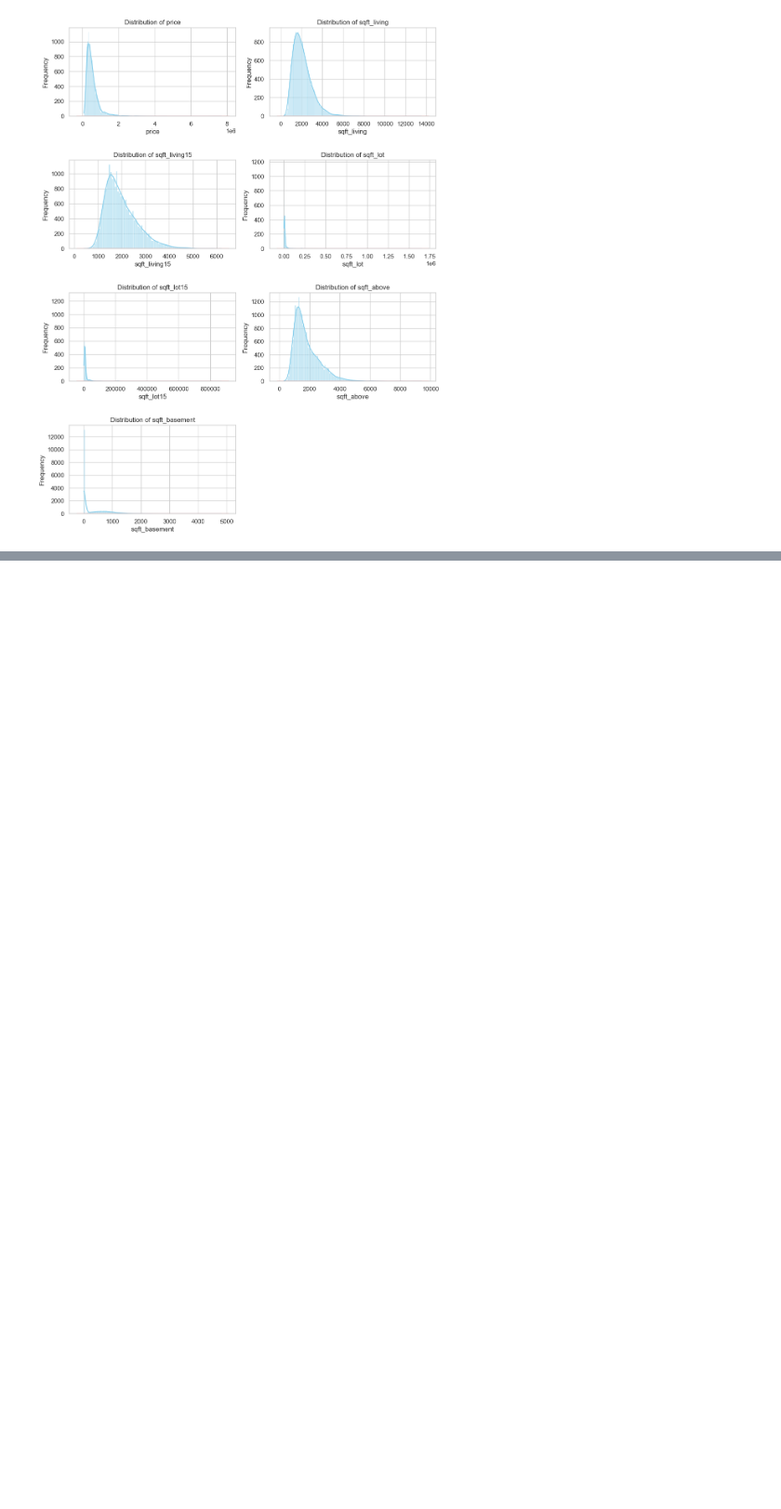
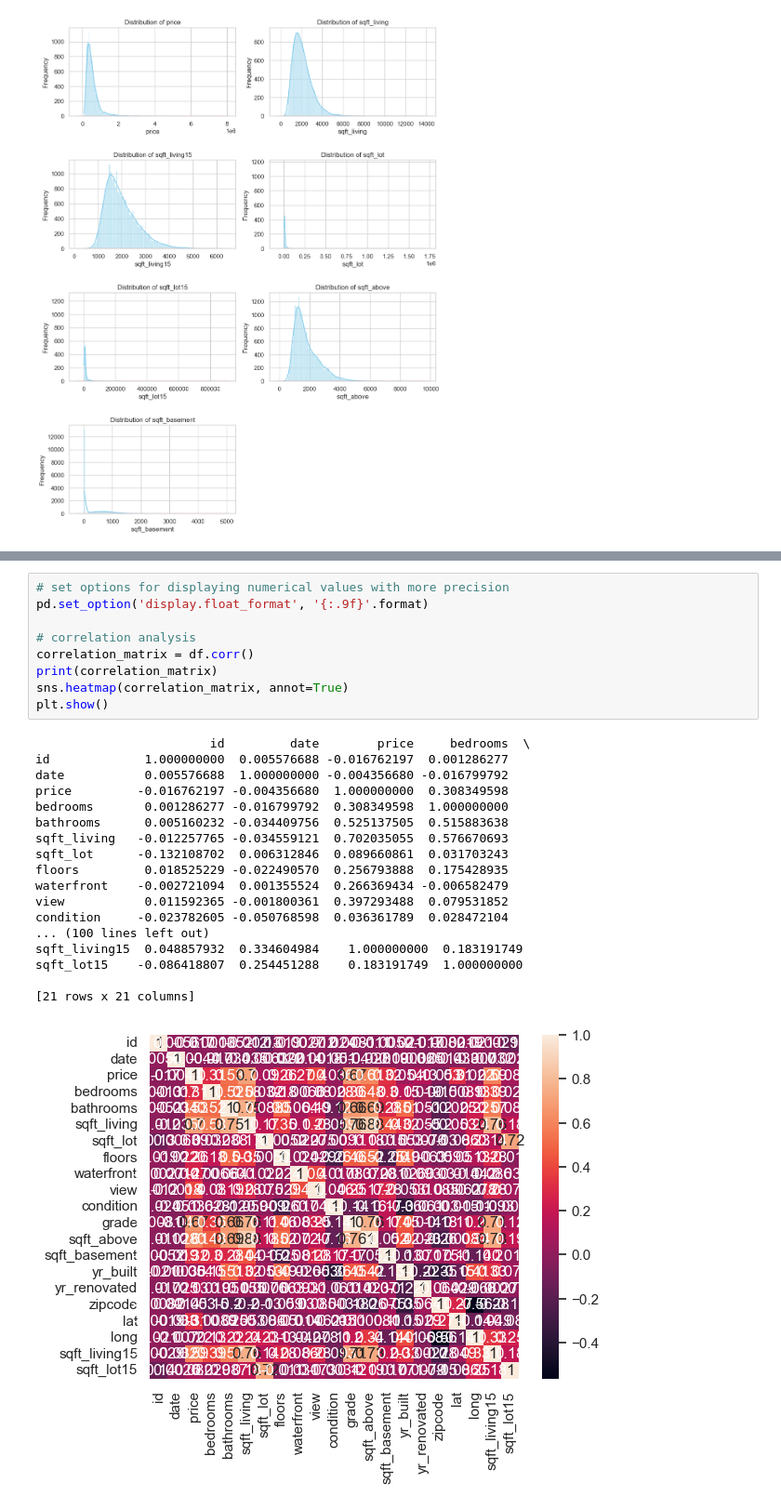
Before and after one commit to gizemguleli/RR_Project-Housing-Price-Dynamics-in-King-Cunty-WA, a Jupyter notebook: V1.ipynb, the cells around one changed output, grey strips where cells are left out. Shown at 93% size. Saved outputs shown, nothing was run; the diff lists cells and outputs as text; blank space fills up the shorter version.

Commit message:
feat: Implemented new functions and variables
Distribution of Categorical  Variables, Distribution of Discrete Numeric Variables, Exploratory Data Analysis (EDA)

```diff
--- a/V1.ipynb
+++ b/V1.ipynb
@@ -197,0 +206,28 @@ plt.show()
+# %%
+# set options for displaying numerical values with more precision
+pd.set_option('display.float_format', '{:.9f}'.format)
+
+# correlation analysis
+correlation_matrix = df.corr()
+print(correlation_matrix)
+sns.heatmap(correlation_matrix, annot=True)
+plt.show()
+# %% [output]
+                        id         date        price     bedrooms  \
+id             1.000000000  0.005576688 -0.016762197  0.001286277
+date           0.005576688  1.000000000 -0.004356680 -0.016799792
+price         -0.016762197 -0.004356680  1.000000000  0.308349598
+bedrooms       0.001286277 -0.016799792  0.308349598  1.000000000
+bathrooms      0.005160232 -0.034409756  0.525137505  0.515883638
+sqft_living   -0.012257765 -0.034559121  0.702035055  0.576670693
+sqft_lot      -0.132108702  0.006312846  0.089660861  0.031703243
+floors         0.018525229 -0.022490570  0.256793888  0.175428935
+waterfront    -0.002721094  0.001355524  0.266369434 -0.006582479
+view           0.011592365 -0.001800361  0.397293488  0.079531852
+condition     -0.023782605 -0.050768598  0.036361789  0.028472104
+... (100 lines left out)
+sqft_living15  0.048857932  0.334604984    1.000000000  0.183191749
+sqft_lot15    -0.086418807  0.254451288    0.183191749  1.000000000
+
+[21 rows x 21 columns]
+[figure, added]
```
Also changed, not shown: parts of 13 cells of this notebook, 1 other file.
